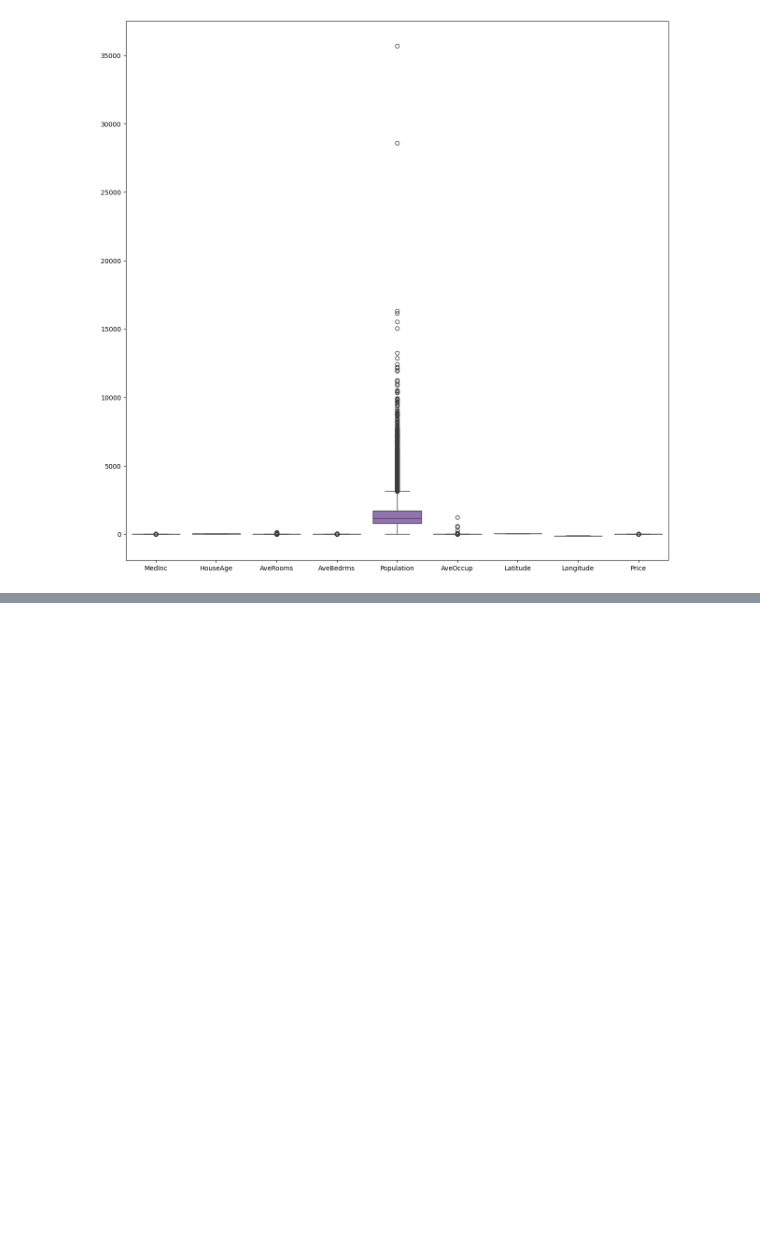
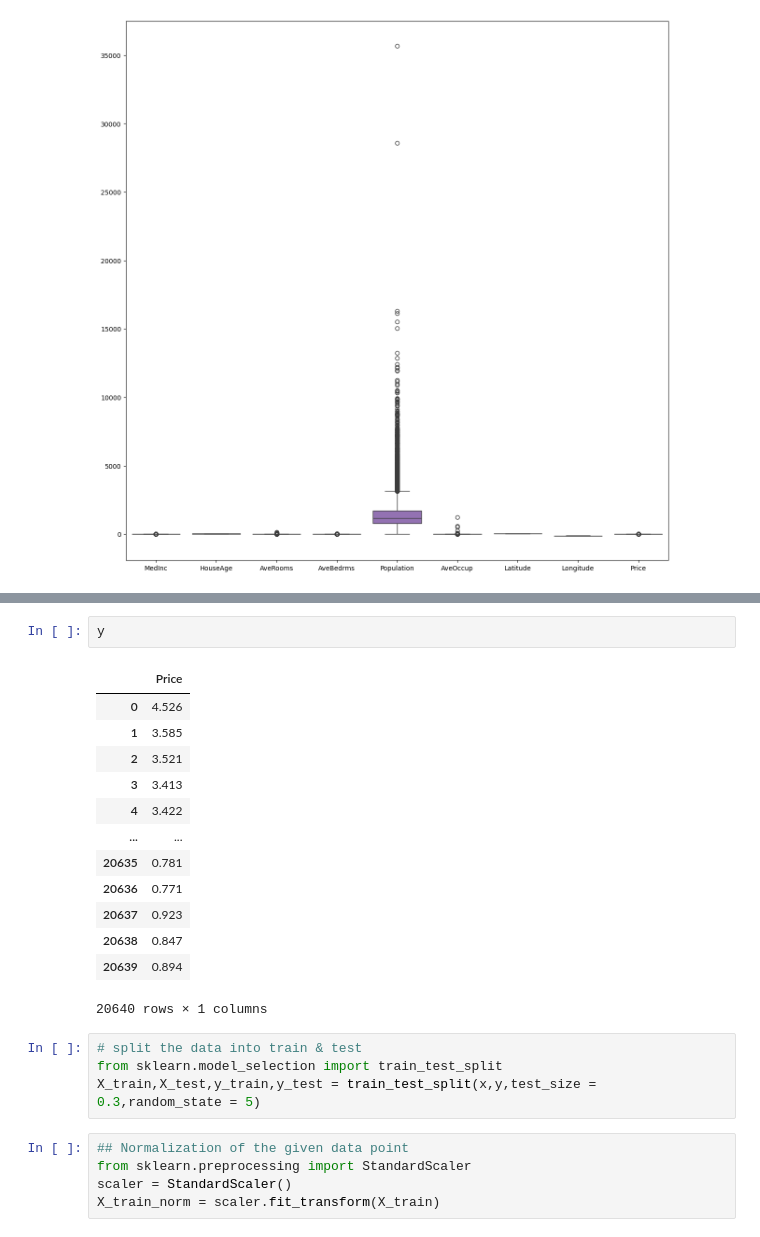
Before and after one commit to Priyabrata111/Predicting_House_Price, a Jupyter notebook: Predict House Prices.ipynb, the cells around one changed output, grey strips where cells are left out. Cells and saved outputs as stored; diff of their text form; blank space fills up the shorter version.

```diff
--- a/Predict House Prices.ipynb
+++ b/Predict House Prices.ipynb
@@ -160,0 +182,25 @@ sns.boxplot(dataset,ax = ax)
+# %%
+y
+# %% [output]
+|  | Price |
+| 0 | 4.526 |
+| 1 | 3.585 |
+| 2 | 3.521 |
+| 3 | 3.413 |
+| 4 | 3.422 |
+| ... | ... |
+| 20635 | 0.781 |
+| 20636 | 0.771 |
+| 20637 | 0.923 |
+| 20638 | 0.847 |
+| 20639 | 0.894 |
+20640 rows × 1 columns
+# %%
+# split the data into train & test
+from sklearn.model_selection import train_test_split
+X_train,X_test,y_train,y_test = train_test_split(x,y,test_size = 0.3,random_state = 5)
+# %%
+## Normalization of the given data point
+from sklearn.preprocessing import StandardScaler
+scaler = StandardScaler()
+X_train_norm = scaler.fit_transform(X_train)
```
Also changed, not shown: parts of 5 cells of this notebook.
